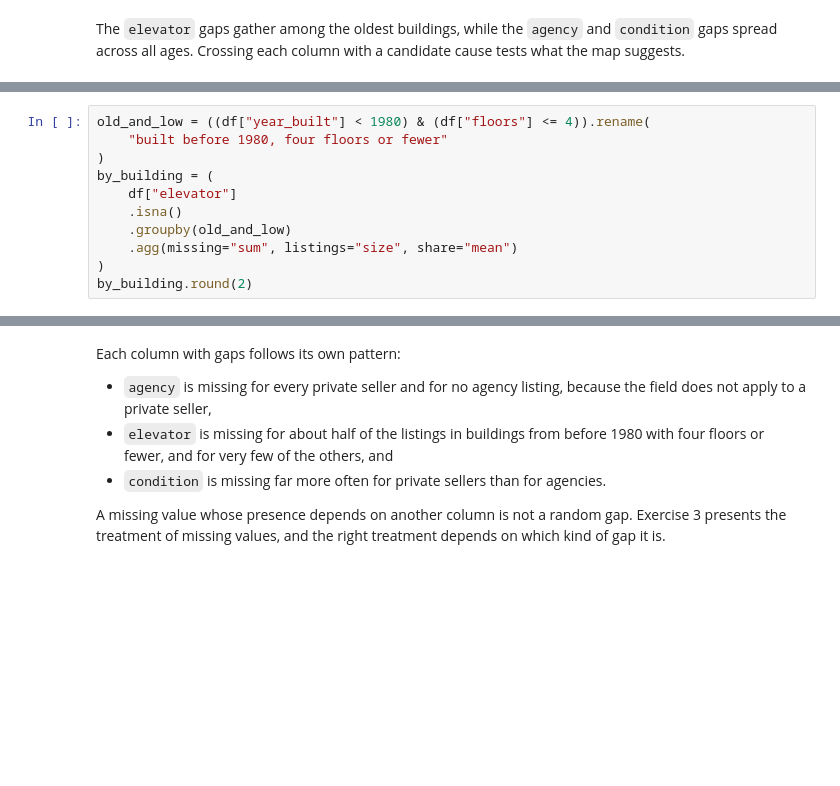
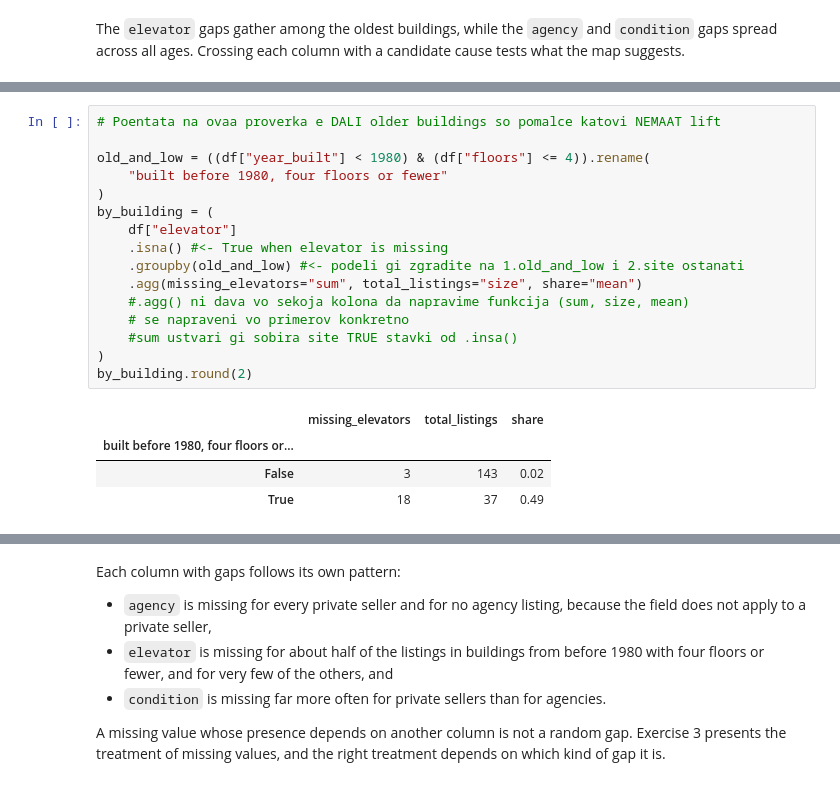
Before and after one commit to TaseZmaj/My-Learning-Data-Science, a Jupyter notebook: my-aud-exercises/auditory/01-data-gathering-and-exploratory-analysis/notebook.ipynb, the cells around one changed output, grey strips where cells are left out. Drawn from its saved outputs; the diff is of its cells as text; blank space fills up the shorter version.

```diff
--- a/my-aud-exercises/auditory/01-data-gathering-and-exploratory-analysis/notebook.ipynb
+++ b/my-aud-exercises/auditory/01-data-gathering-and-exploratory-analysis/notebook.ipynb
@@ -434,12 +782,22 @@ pd.crosstab(df["seller"], df["agency"].isna().rename("agency missing"))
 # %%
+# Poentata na ovaa proverka e DALI older buildings so pomalce katovi NEMAAT lift
+
 old_and_low = ((df["year_built"] < 1980) & (df["floors"] <= 4)).rename(
     "built before 1980, four floors or fewer"
 )
 by_building = (
     df["elevator"]
-    .isna()
-    .groupby(old_and_low)
-    .agg(missing="sum", listings="size", share="mean")
+    .isna() #<- True when elevator is missing
+    .groupby(old_and_low) #<- podeli gi zgradite na 1.old_and_low i 2.site ostanati
+    .agg(missing_elevators="sum", total_listings="size", share="mean")
+    #.agg() ni dava vo sekoja kolona da napravime funkcija (sum, size, mean)
+    # se napraveni vo primerov konkretno
+    #sum ustvari gi sobira site TRUE stavki od .insa()
 )
 by_building.round(2)
+# %% [output]
+|  | missing_elevators | total_listings | share |
+| built before 1980, four floors or... |  |  |  |
+| False | 3 | 143 | 0.02 |
+| True | 18 | 37 | 0.49 |
 # %%
```
Also changed, not shown: parts of 48 cells of this notebook.
